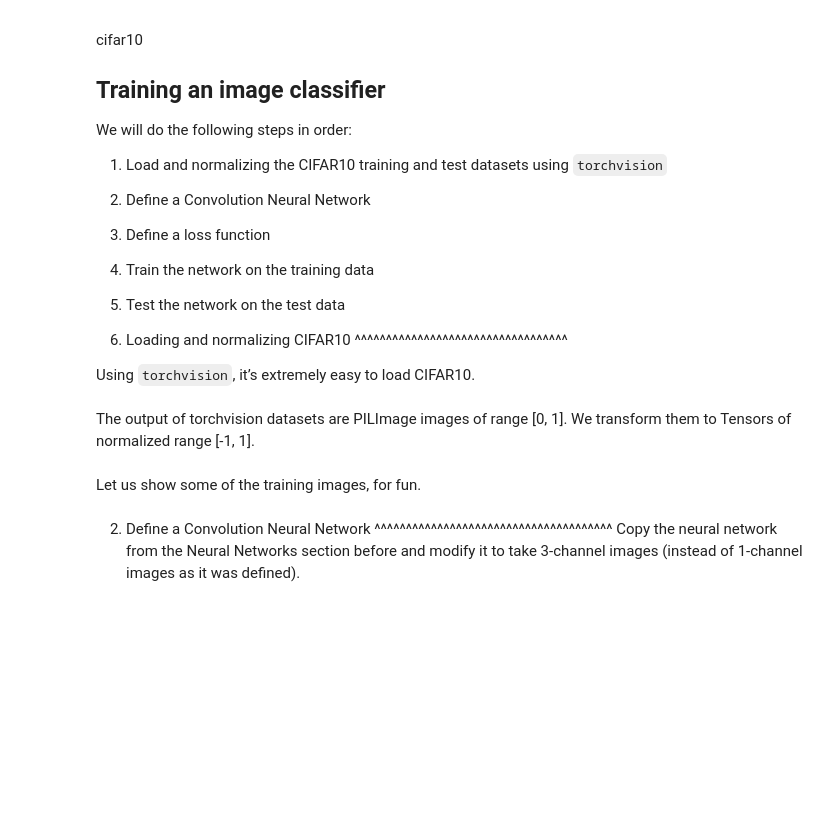
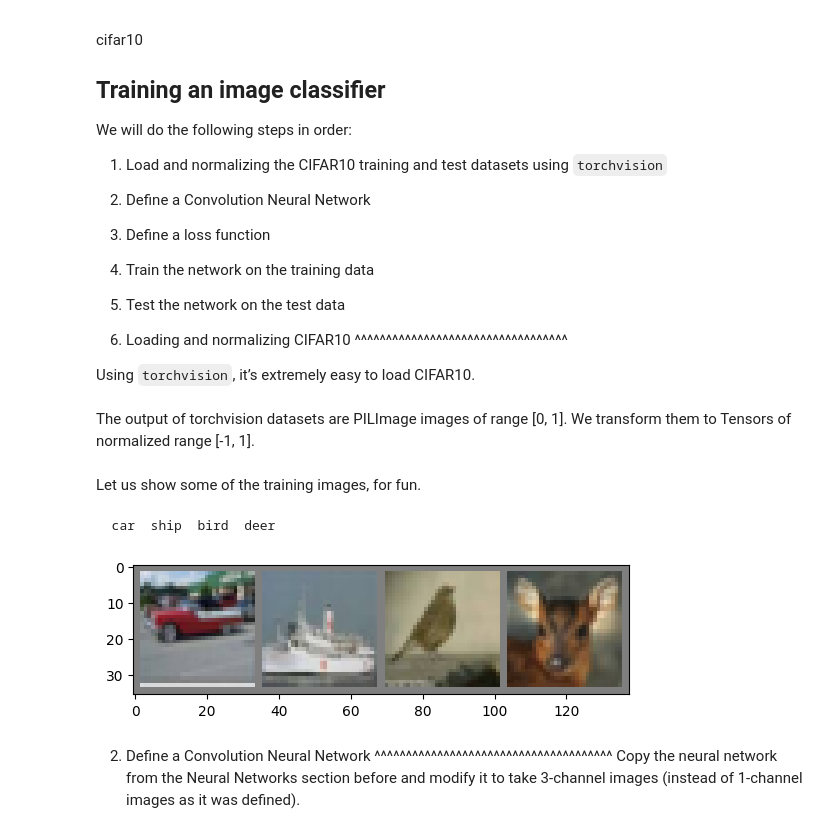
Before and after one commit to hnhung31/BT02_REDMINE_GITHUB, a Jupyter notebook: _downloads/cifar10_tutorial.ipynb, the cells around one changed output. Cells and saved outputs as stored; diff of their text form; code cells hidden in the pictures; blank space fills up the shorter version.

```diff
--- a/_downloads/cifar10_tutorial.ipynb
+++ b/_downloads/cifar10_tutorial.ipynb
@@ -85,24 +85,27 @@ Let us show some of the training images, for fun.
 # %%
 import matplotlib.pyplot as plt
 import numpy as np
 
 # functions to show an image
 
 
 def imshow(img):
     img = img / 2 + 0.5     # unnormalize
     npimg = img.numpy()
     plt.imshow(np.transpose(npimg, (1, 2, 0)))
 
 
 # get some random training images
 dataiter = iter(trainloader)
-images, labels = dataiter.next()
+images, labels = next(dataiter)
 
 # show images
 imshow(torchvision.utils.make_grid(images))
 # print labels
 print(' '.join('%5s' % classes[labels[j]] for j in range(4)))
+# %% [output]
+  car  ship  bird  deer
+[figure, added]
 # %% [markdown]
 2. Define a Convolution Neural Network
 ^^^^^^^^^^^^^^^^^^^^^^^^^^^^^^^^^^^^^^
```
Also changed, not shown: parts of 8 cells of this notebook.
